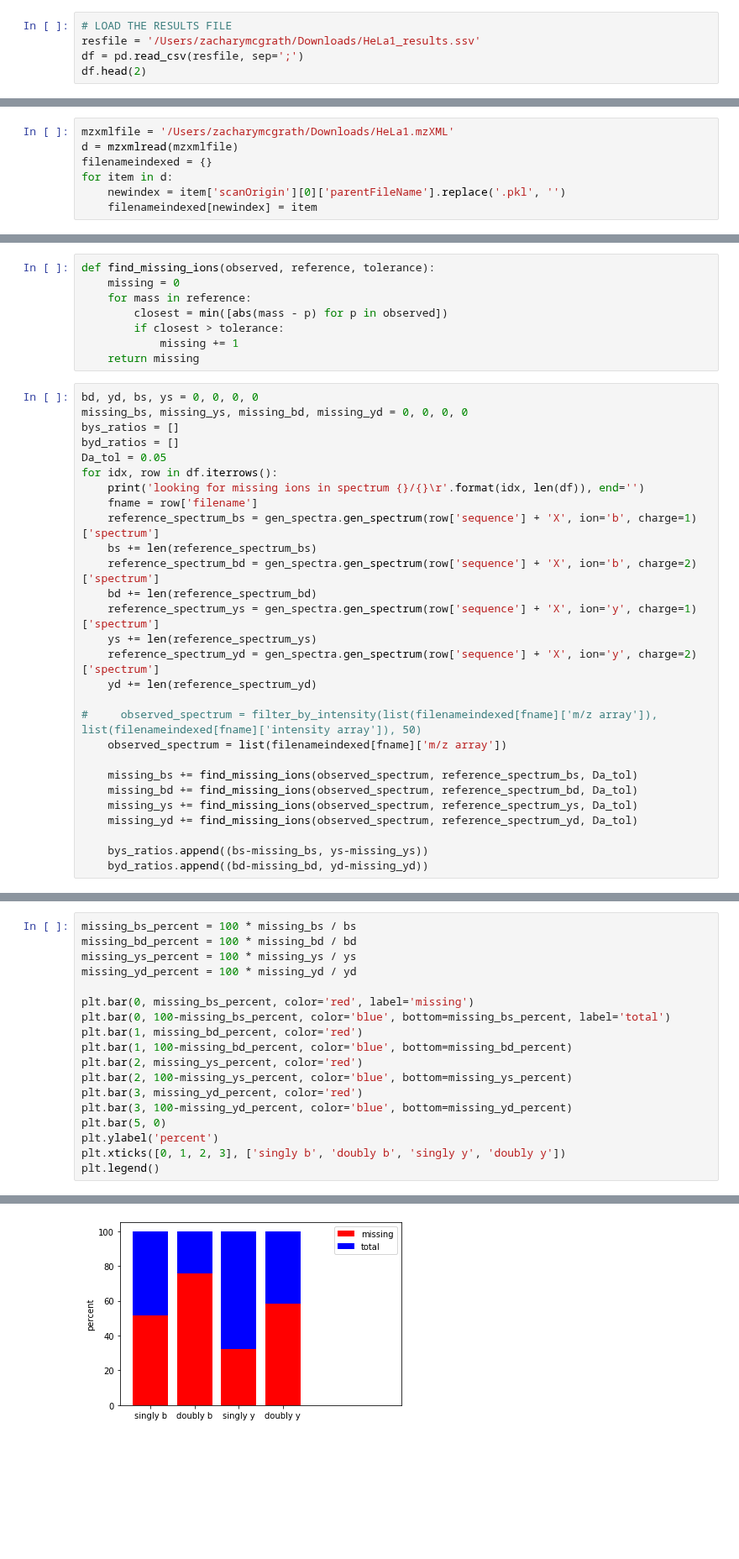
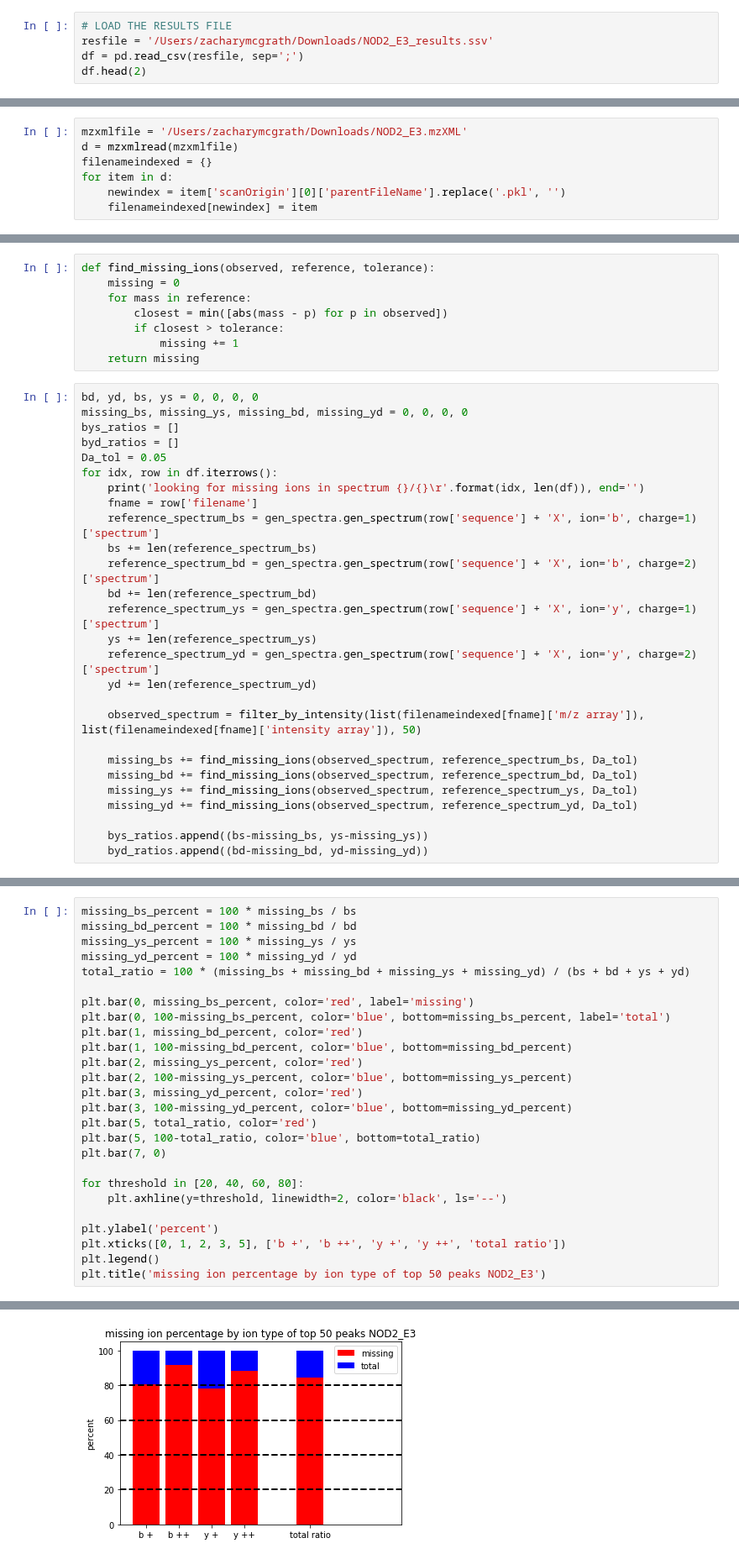
Before and after one commit to zmcgrath96/hypedsearch, a Jupyter notebook: sandbox/jupyter notebooks/Perturbation of spectra to match real spectra.ipynb, the cells around one changed output, grey strips where cells are left out. Shown at 84% size. Drawn from its saved outputs; the diff is of its cells as text; blank space fills up the shorter version.

```diff
--- a/sandbox/jupyter notebooks/Perturbation of spectra to match real spectra.ipynb
+++ b/sandbox/jupyter notebooks/Perturbation of spectra to match real spectra.ipynb
@@ -22,7 +22,7 @@ if module_path not in sys.path:
 from src.spectra import gen_spectra
 # %%
 # LOAD THE RESULTS FILE
-resfile = '/Users/zacharymcgrath/Downloads/HeLa1_results.ssv'
+resfile = '/Users/zacharymcgrath/Downloads/NOD2_E3_results.ssv'
 df = pd.read_csv(resfile, sep=';')
 df.head(2)
 # %% [output]
@@ -37,7 +37,7 @@ We can quickly identify which spectrum was given which sequence via the `filenam
 
 So if wer remove the `.pkl` value, we can quickly match these up to find the the mass error tolerances
 # %%
-mzxmlfile = '/Users/zacharymcgrath/Downloads/HeLa1.mzXML'
+mzxmlfile = '/Users/zacharymcgrath/Downloads/NOD2_E3.mzXML'
 d = mzxmlread(mzxmlfile)
 filenameindexed = {}
 for item in d:
@@ -170,8 +170,7 @@ for idx, row in df.iterrows():
     reference_spectrum_yd = gen_spectra.gen_spectrum(row['sequence'] + 'X', ion='y', charge=2)['spectrum']
     yd += len(reference_spectrum_yd)
 
-#     observed_spectrum = filter_by_intensity(list(filenameindexed[fname]['m/z array']), list(filenameindexed[fname]['intensity array']), 50)
-    observed_spectrum = list(filenameindexed[fname]['m/z array'])
+    observed_spectrum = filter_by_intensity(list(filenameindexed[fname]['m/z array']), list(filenameindexed[fname]['intensity array']), 50)
 
     missing_bs += find_missing_ions(observed_spectrum, reference_spectrum_bs, Da_tol)
     missing_bd += find_missing_ions(observed_spectrum, reference_spectrum_bd, Da_tol)
@@ -187,6 +186,7 @@ missing_bs_percent = 100 * missing_bs / bs
 missing_bd_percent = 100 * missing_bd / bd
 missing_ys_percent = 100 * missing_ys / ys
 missing_yd_percent = 100 * missing_yd / yd
+total_ratio = 100 * (missing_bs + missing_bd + missing_ys + missing_yd) / (bs + bd + ys + yd)
 
 plt.bar(0, missing_bs_percent, color='red', label='missing')
 plt.bar(0, 100-missing_bs_percent, color='blue', bottom=missing_bs_percent, label='total')
@@ -196,8 +196,15 @@ plt.bar(2, missing_ys_percent, color='red')
 plt.bar(2, 100-missing_ys_percent, color='blue', bottom=missing_ys_percent)
 plt.bar(3, missing_yd_percent, color='red')
 plt.bar(3, 100-missing_yd_percent, color='blue', bottom=missing_yd_percent)
-plt.bar(5, 0)
+plt.bar(5, total_ratio, color='red')
+plt.bar(5, 100-total_ratio, color='blue', bottom=total_ratio)
+plt.bar(7, 0)
+
+for threshold in [20, 40, 60, 80]:
+    plt.axhline(y=threshold, linewidth=2, color='black', ls='--')
+
 plt.ylabel('percent')
-plt.xticks([0, 1, 2, 3], ['singly b', 'doubly b', 'singly y', 'doubly y'])
+plt.xticks([0, 1, 2, 3, 5], ['b +', 'b ++', 'y +', 'y ++', 'total ratio'])
 plt.legend()
+plt.title('missing ion percentage by ion type of top 50 peaks NOD2_E3')
 # %% [output]
@@ -205 +212 @@ plt.legend()
-[figure, old version]
+[figure, new version]
```
Also changed, not shown: parts of 15 cells of this notebook, 8 other files.
